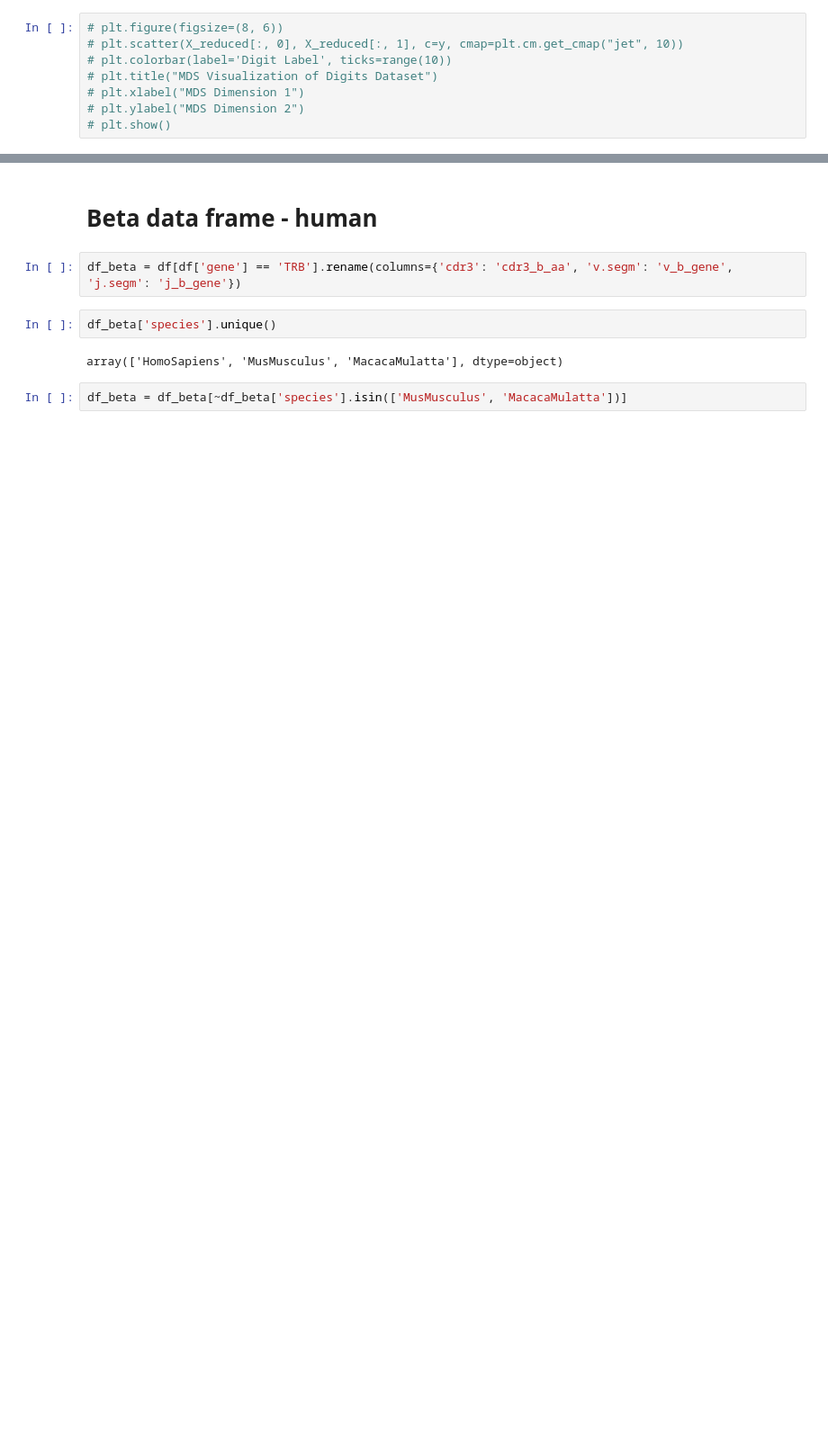
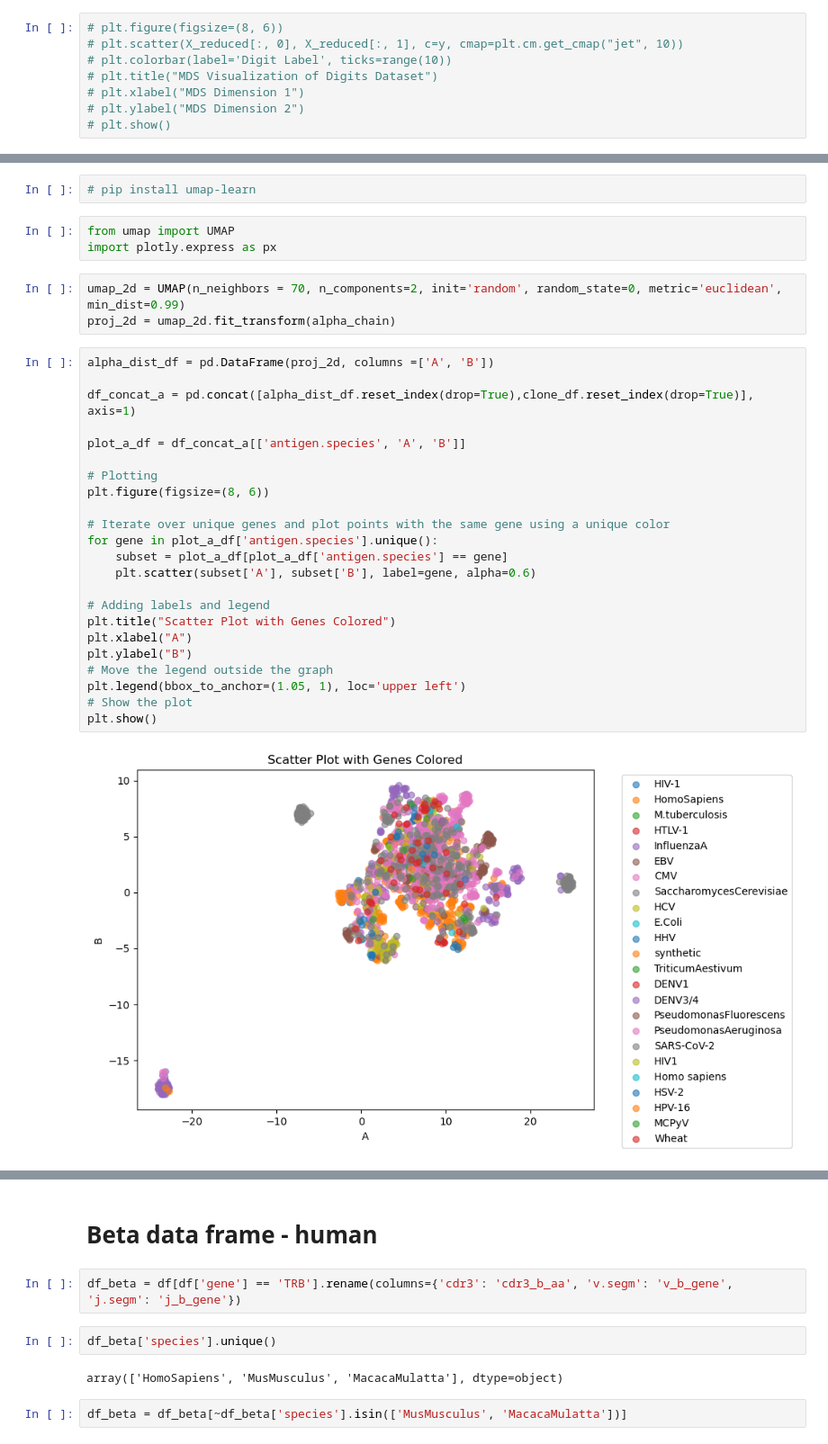
Before and after one commit to UoB-DSMP-2023-24/dsmp-2024-group-7, a Jupyter notebook: Bach's Part/Mini Project-Bach.ipynb, the cells around one changed output, grey strips where cells are left out. Shown at 90% size. Drawn from its saved outputs; the diff is of its cells as text; blank space fills up the shorter version.

```diff
--- a/Bach's Part/Mini Project-Bach.ipynb
+++ b/Bach's Part/Mini Project-Bach.ipynb
@@ -420,0 +402,33 @@ plt.show()
+# %%
+# pip install umap-learn
+# %%
+from umap import UMAP
+import plotly.express as px
+# %%
+umap_2d = UMAP(n_neighbors = 70, n_components=2, init='random', random_state=0, metric='euclidean', min_dist=0.99)
+proj_2d = umap_2d.fit_transform(alpha_chain)
+# %%
+alpha_dist_df = pd.DataFrame(proj_2d, columns =['A', 'B'])
+
+df_concat_a = pd.concat([alpha_dist_df.reset_index(drop=True),clone_df.reset_index(drop=True)], axis=1)
+
+plot_a_df = df_concat_a[['antigen.species', 'A', 'B']]
+
+# Plotting
+plt.figure(figsize=(8, 6))
+
+# Iterate over unique genes and plot points with the same gene using a unique color
+for gene in plot_a_df['antigen.species'].unique():
+    subset = plot_a_df[plot_a_df['antigen.species'] == gene]
+    plt.scatter(subset['A'], subset['B'], label=gene, alpha=0.6)
+
+# Adding labels and legend
+plt.title("Scatter Plot with Genes Colored")
+plt.xlabel("A")
+plt.ylabel("B")
+# Move the legend outside the graph
+plt.legend(bbox_to_anchor=(1.05, 1), loc='upper left')
+# Show the plot
+plt.show()
+# %% [output]
+[figure, added]
```
Also changed, not shown: parts of 78 cells of this notebook, 1 other file.
